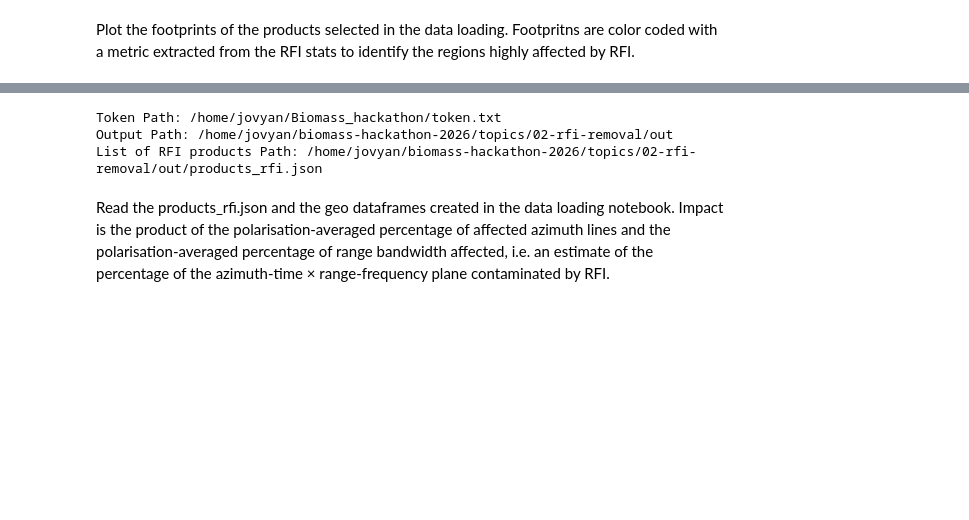
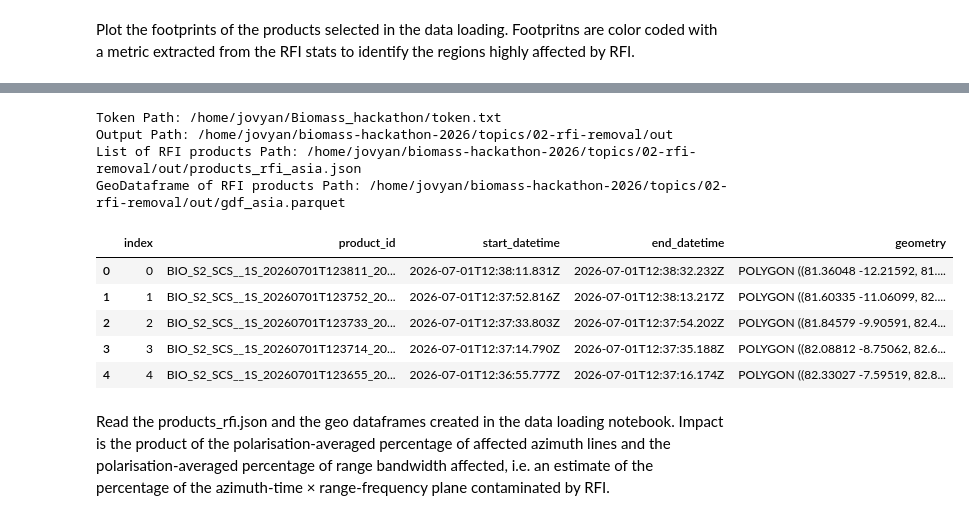
Before and after one commit to BioPAL/biomass-hackathon-2026, a Jupyter notebook: topics/02-rfi-removal/notebooks/plot_rfi_map.ipynb, the cells around one changed output, grey strips where cells are left out. Cells and saved outputs as stored; diff of their text form; code cells hidden in the pictures; blank space fills up the shorter version.

```diff
--- a/topics/02-rfi-removal/notebooks/plot_rfi_map.ipynb
+++ b/topics/02-rfi-removal/notebooks/plot_rfi_map.ipynb
@@ -57,25 +58,36 @@ cfg = yaml.safe_load(cfg_file.read_text())
 # Set the name of the path in the config.yaml
 token_path = (cfg_file.parent / cfg["paths"]["token_file"]).resolve()
 out_path = (cfg_file.parent / cfg["paths"]["output"]).resolve()
-rfi_prod_path = f"{out_path}/products_rfi.json"
-gdf_path = f"{out_path}/gdf.parquet"
+rfi_prod_path = f"{out_path}/products_rfi_asia.json"
+gdf_path = f"{out_path}/gdf_asia.parquet"
 
 output_map_name = "rfi_footprints_map.html"
 
 print(f"Token Path: {token_path}")
 print(f"Output Path: {out_path}")
 print(f"List of RFI products Path: {rfi_prod_path}")
+print(f"GeoDataframe of RFI products Path: {gdf_path}")
 # %% [output]
 Token Path: /home/jovyan/Biomass_hackathon/token.txt
 Output Path: /home/jovyan/biomass-hackathon-2026/topics/02-rfi-removal/out
-List of RFI products Path: /home/jovyan/biomass-hackathon-2026/topics/02-rfi-removal/out/products_rfi.json
+List of RFI products Path: /home/jovyan/biomass-hackathon-2026/topics/02-rfi-removal/out/products_rfi_asia.json
+GeoDataframe of RFI products Path: /home/jovyan/biomass-hackathon-2026/topics/02-rfi-removal/out/gdf_asia.parquet
 # %%
 # Load the list of products affected by RFI
 with open(rfi_prod_path) as f:
     products_rfi = json.load(f)
 
 # Load the GeoDataframe
 gdf = gpd.read_parquet(gdf_path)
+
+gdf.head()
+# %% [output]
+|  | index | product_id | start_datetime | end_datetime | geometry |
+| 0 | 0 | BIO_S2_SCS__1S_20260701T123811_20... | 2026-07-01T12:38:11.831Z | 2026-07-01T12:38:32.232Z | POLYGON ((81.36048 -12.21592, 81.... |
+| 1 | 1 | BIO_S2_SCS__1S_20260701T123752_20... | 2026-07-01T12:37:52.816Z | 2026-07-01T12:38:13.217Z | POLYGON ((81.60335 -11.06099, 82.... |
+| 2 | 2 | BIO_S2_SCS__1S_20260701T123733_20... | 2026-07-01T12:37:33.803Z | 2026-07-01T12:37:54.202Z | POLYGON ((81.84579 -9.90591, 82.4... |
+| 3 | 3 | BIO_S2_SCS__1S_20260701T123714_20... | 2026-07-01T12:37:14.790Z | 2026-07-01T12:37:35.188Z | POLYGON ((82.08812 -8.75062, 82.6... |
+| 4 | 4 | BIO_S2_SCS__1S_20260701T123655_20... | 2026-07-01T12:36:55.777Z | 2026-07-01T12:37:16.174Z | POLYGON ((82.33027 -7.59519, 82.8... |
 # %% [markdown]
 Read the products_rfi.json and the geo dataframes created in the data loading notebook. Impact is the product of the polarisation-averaged percentage of affected azimuth lines and the polarisation-averaged percentage of range bandwidth affected, i.e. an estimate of the percentage of the azimuth-time × range-frequency plane contaminated by RFI.
 # %%
```
Also changed, not shown: parts of 3 cells of this notebook, 8 other files.
